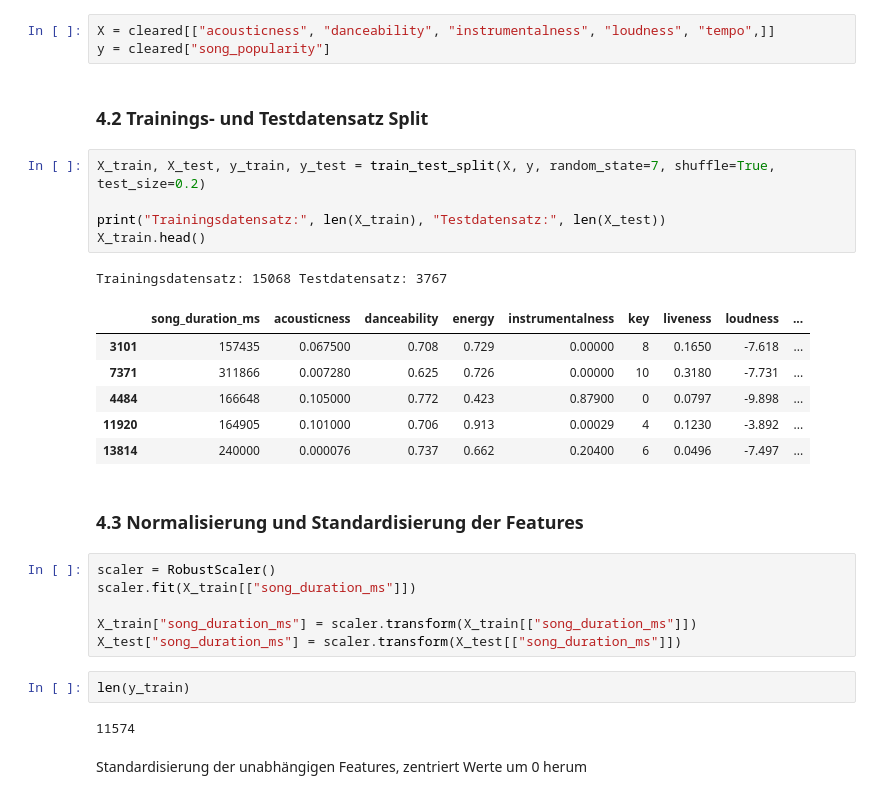
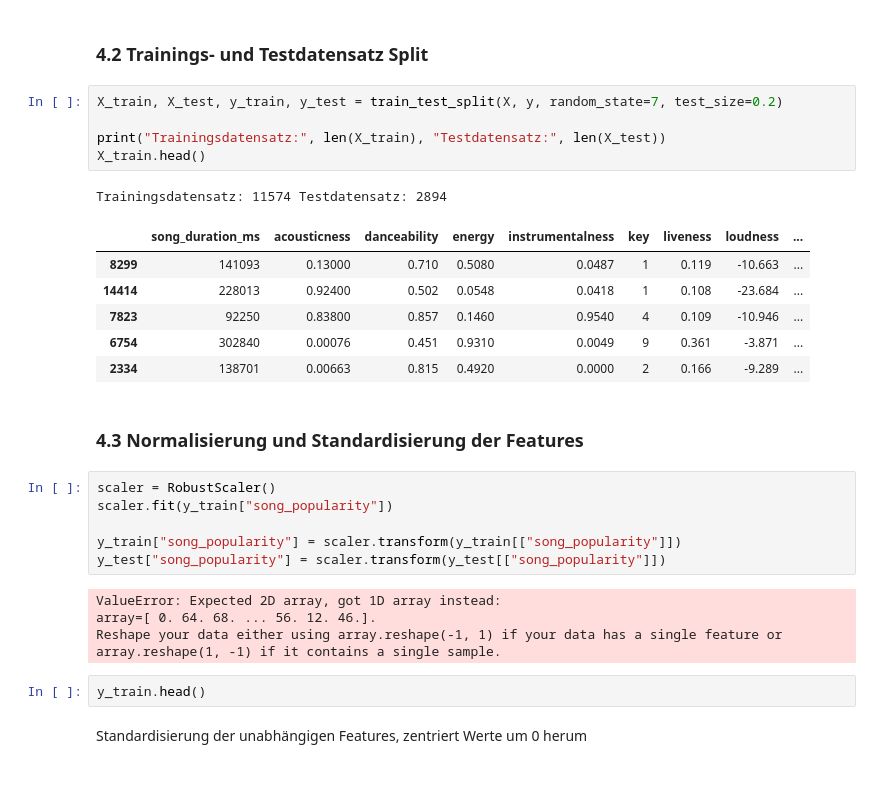
Before and after one commit to dschmtz/Data-Exploration-Project, a Jupyter notebook: project.ipynb, the cells around one changed output. Saved outputs shown, nothing was run; the diff lists cells and outputs as text.

```diff
--- a/project.ipynb
+++ b/project.ipynb
@@ -629,36 +631,35 @@ Normalisierung wird verwendet um Werte in ein festes Intervall zu überführen.
 # %%
 X = cleared[["song_duration_ms", "acousticness", "danceability", "energy", "instrumentalness", "key", "liveness", "loudness", "audio_mode", "speechiness", "tempo", "time_signature", "audio_valence"]]
 y = cleared["song_popularity"]
-# %%
-X = cleared[["acousticness", "danceability", "instrumentalness", "loudness", "tempo",]]
-y = cleared["song_popularity"]
 # %% [markdown]
 ### 4.2 Trainings- und Testdatensatz Split
 # %%
-X_train, X_test, y_train, y_test = train_test_split(X, y, random_state=7, shuffle=True, test_size=0.2)
+X_train, X_test, y_train, y_test = train_test_split(X, y, random_state=7, test_size=0.2)
 
 print("Trainingsdatensatz:", len(X_train), "Testdatensatz:", len(X_test))
 X_train.head()
 # %% [output]
-Trainingsdatensatz: 15068 Testdatensatz: 3767
+Trainingsdatensatz: 11574 Testdatensatz: 2894
 |  | song_duration_ms | acousticness | danceability | energy | instrumentalness | key | liveness | loudness | ... |
-| 3101 | 157435 | 0.067500 | 0.708 | 0.729 | 0.00000 | 8 | 0.1650 | -7.618 | ... |
-| 7371 | 311866 | 0.007280 | 0.625 | 0.726 | 0.00000 | 10 | 0.3180 | -7.731 | ... |
-| 4484 | 166648 | 0.105000 | 0.772 | 0.423 | 0.87900 | 0 | 0.0797 | -9.898 | ... |
-| 11920 | 164905 | 0.101000 | 0.706 | 0.913 | 0.00029 | 4 | 0.1230 | -3.892 | ... |
-| 13814 | 240000 | 0.000076 | 0.737 | 0.662 | 0.20400 | 6 | 0.0496 | -7.497 | ... |
+| 8299 | 141093 | 0.13000 | 0.710 | 0.5080 | 0.0487 | 1 | 0.119 | -10.663 | ... |
+| 14414 | 228013 | 0.92400 | 0.502 | 0.0548 | 0.0418 | 1 | 0.108 | -23.684 | ... |
+| 7823 | 92250 | 0.83800 | 0.857 | 0.1460 | 0.9540 | 4 | 0.109 | -10.946 | ... |
+| 6754 | 302840 | 0.00076 | 0.451 | 0.9310 | 0.0049 | 9 | 0.361 | -3.871 | ... |
+| 2334 | 138701 | 0.00663 | 0.815 | 0.4920 | 0.0000 | 2 | 0.166 | -9.289 | ... |
 # %% [markdown]
 ### 4.3 Normalisierung und Standardisierung der Features
-# %%
-scaler = RobustScaler()
-scaler.fit(X_train[["song_duration_ms"]])
-
-X_train["song_duration_ms"] = scaler.transform(X_train[["song_duration_ms"]])
-X_test["song_duration_ms"] = scaler.transform(X_test[["song_duration_ms"]])
-# %%
-len(y_train)
-# %% [output]
-11574
+# %%
+scaler = RobustScaler()
+scaler.fit(y_train["song_popularity"])
+
+y_train["song_popularity"] = scaler.transform(y_train[["song_popularity"]])
+y_test["song_popularity"] = scaler.transform(y_test[["song_popularity"]])
+# %% [output]
+ValueError: Expected 2D array, got 1D array instead:
+array=[ 0. 64. 68. ... 56. 12. 46.].
+Reshape your data either using array.reshape(-1, 1) if your data has a single feature or array.reshape(1, -1) if it contains a single sample.
+# %%
+y_train.head()
 # %% [markdown]
 Standardisierung der unabhängigen Features, zentriert Werte um 0 herum
 # %%
```
Also changed, not shown: parts of 19 cells of this notebook.
